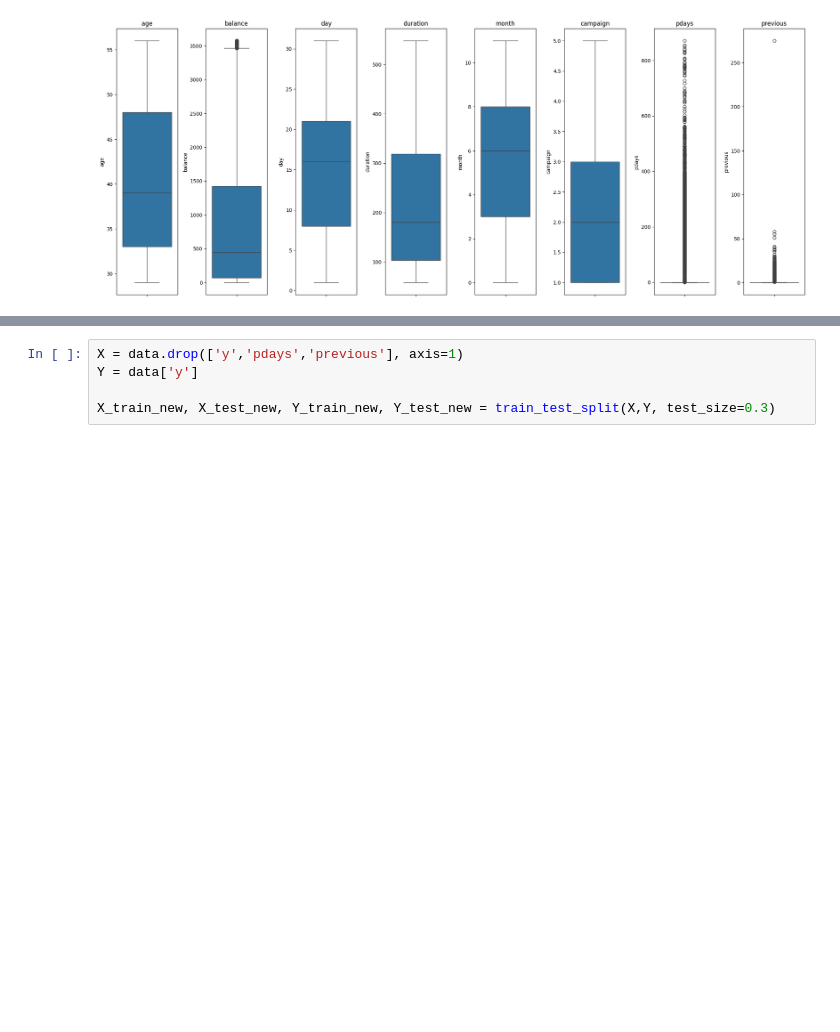
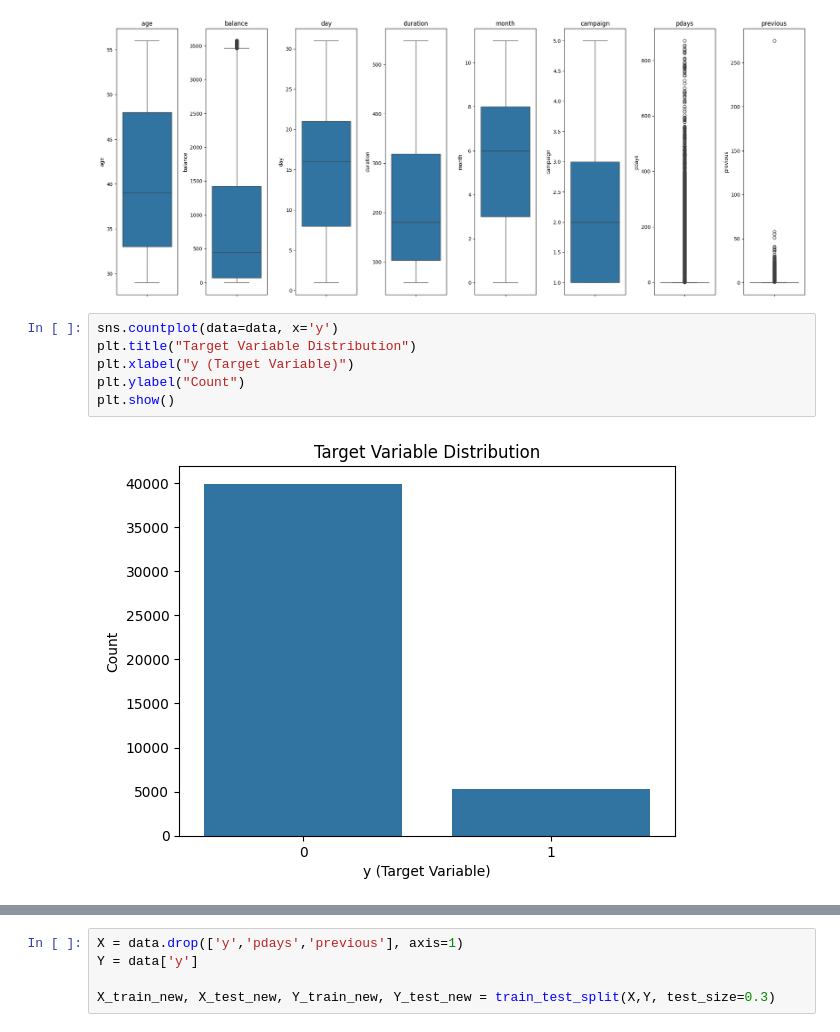
Before and after one commit to Dulina77/bank-marketing-prediction, a Jupyter notebook: Notebooks/cw1.ipynb, the cells around one changed output, grey strips where cells are left out. Saved outputs shown, nothing was run; the diff lists cells and outputs as text; blank space fills up the shorter version.

Commit message:
Added plots for data distributions and a pairplot

```diff
--- a/Notebooks/cw1.ipynb
+++ b/Notebooks/cw1.ipynb
@@ -155,3 +155,11 @@ plt.tight_layout()
 plt.show()
 # %% [output]
 [figure]
+# %%
+sns.countplot(data=data, x='y')
+plt.title("Target Variable Distribution")
+plt.xlabel("y (Target Variable)")
+plt.ylabel("Count")
+plt.show()
+# %% [output]
+[figure, added]
```
Also changed, not shown: parts of 2 cells of this notebook.
